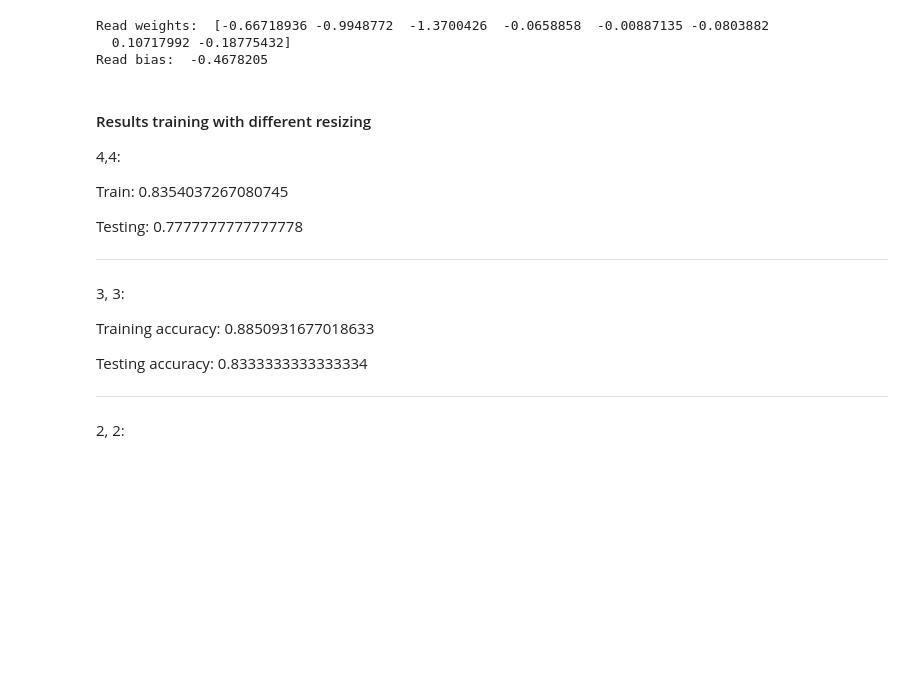
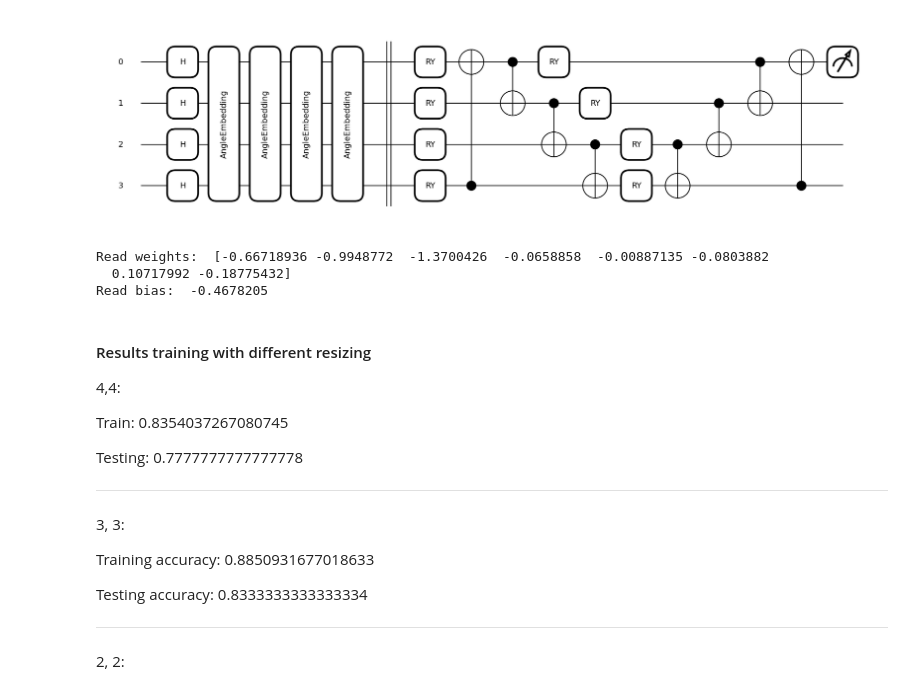
Before and after one commit to NicolaAssolini98/Abstract-VQC, a Jupyter notebook: 3_digits_CCQC/training_notebook.ipynb, the cells around one changed output. Saved outputs shown, nothing was run; the diff lists cells and outputs as text; code cells hidden in the pictures; blank space fills up the shorter version.

Commit message:
added barriers in concrete_CCQC_iris and concrete_CCQC_digits; cleaned up test.py formatting

```diff
--- a/3_digits_CCQC/training_notebook.ipynb
+++ b/3_digits_CCQC/training_notebook.ipynb
@@ -136,3 +131,9 @@ plt.show()
+# %%
+qml.draw_mpl(concrete_CCQC(data=X_test[0], weights=params["weights"], bias=params["bias"]).circuit)()
+plt.savefig("digits_CCQC.pdf", dpi=300, bbox_inches='tight')
+plt.show()
+# %% [output]
+[figure, added]
 # %%
 params = optimization_jit(params, X_batched, y_batched)
 var_train_acc = acc(params, X_train, y_train)
```
Also changed, not shown: parts of 3 cells of this notebook, 3 other files.
